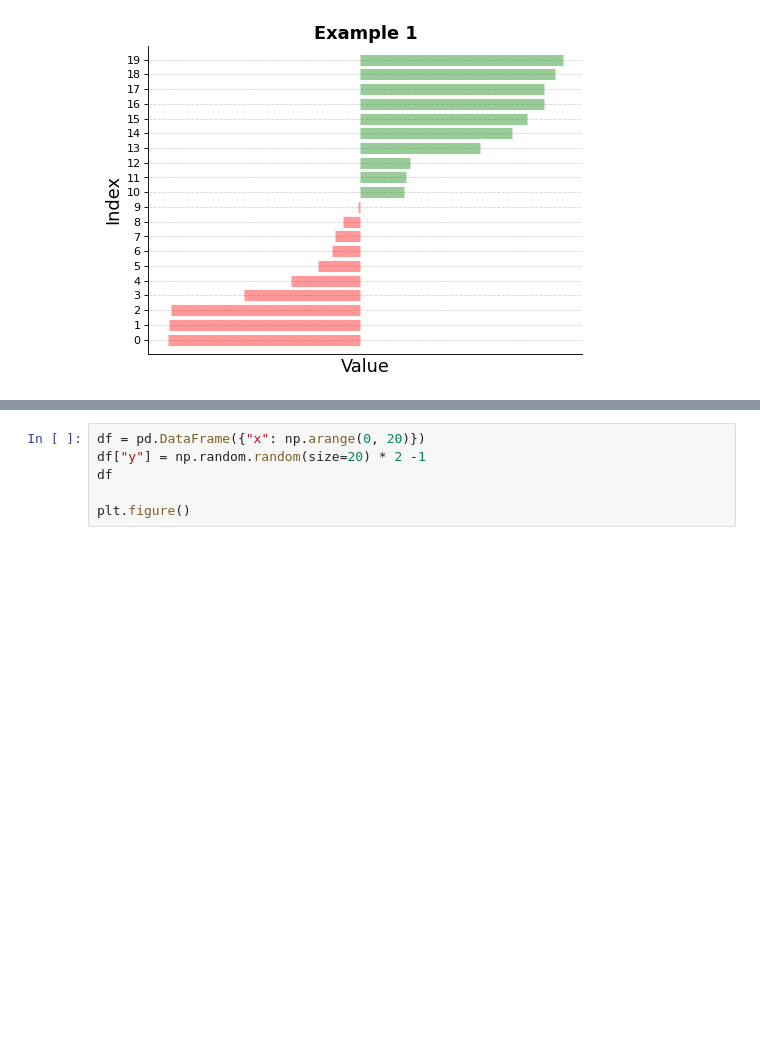
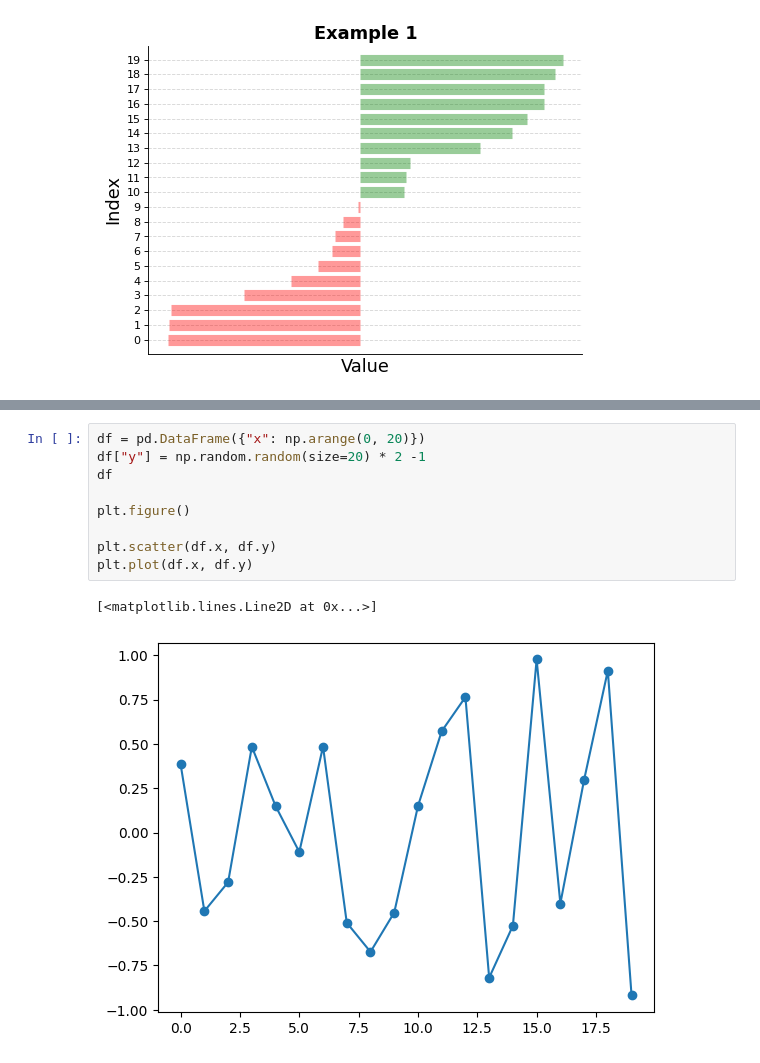
Before and after one commit to Data-Science-2425/Leerstof2, a Jupyter notebook: Week 4/06_Rapporting.ipynb, the cells around one changed output, grey strips where cells are left out. Cells and saved outputs as stored; diff of their text form; blank space fills up the shorter version.

```diff
--- a/Week 4/06_Rapporting.ipynb
+++ b/Week 4/06_Rapporting.ipynb
@@ -182,9 +207,15 @@ Kies een methode en maak onderstaande figuur zo goed mogelijk na
 # %%
 df = pd.DataFrame({"x": np.arange(0, 20)})
 df["y"] = np.random.random(size=20) * 2 -1
 df
 
 plt.figure()
+
+plt.scatter(df.x, df.y)
+plt.plot(df.x, df.y)
+# %% [output]
+[<matplotlib.lines.Line2D at 0x...>]
+[figure, added]
 # %% [markdown]
 ### Bubble plot
 
```
Also changed, not shown: parts of 7 cells of this notebook.
